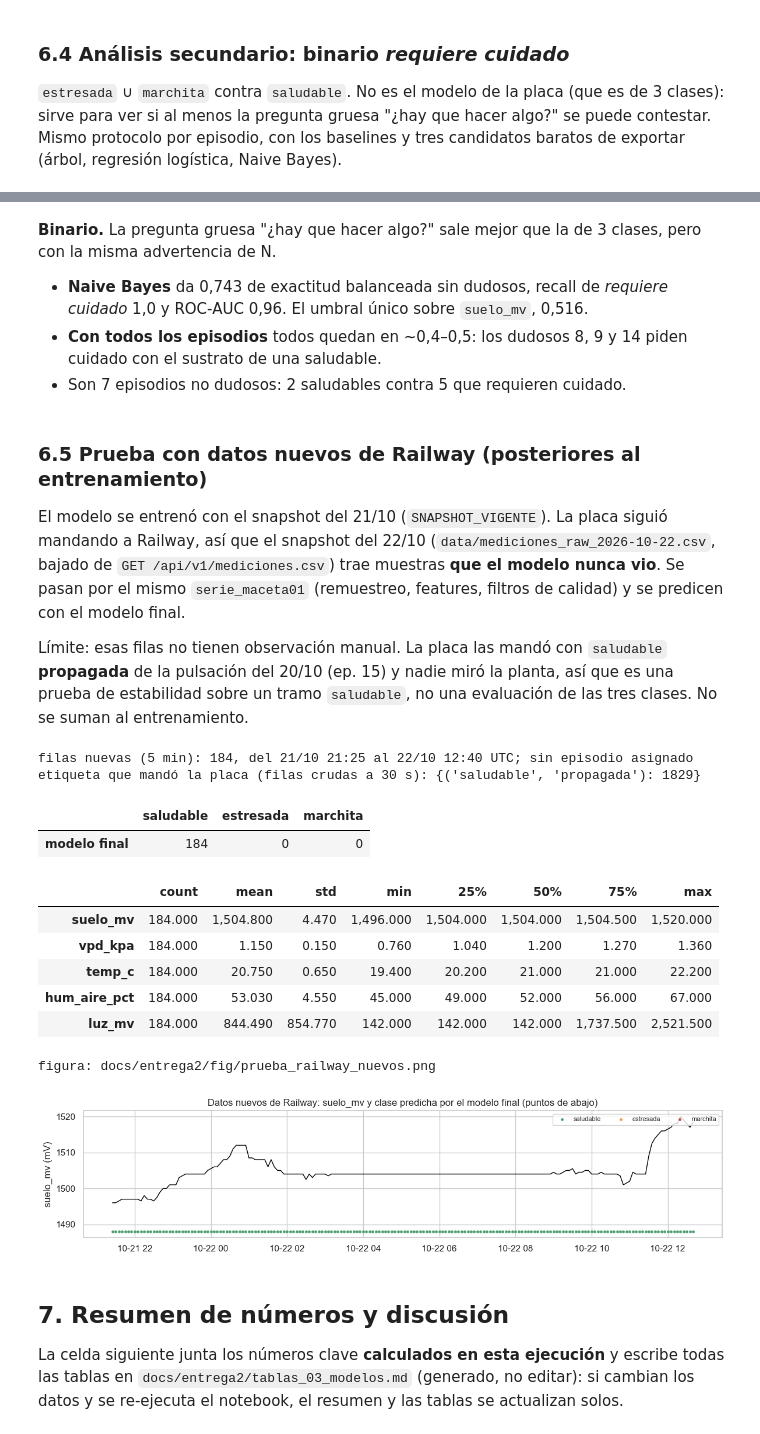
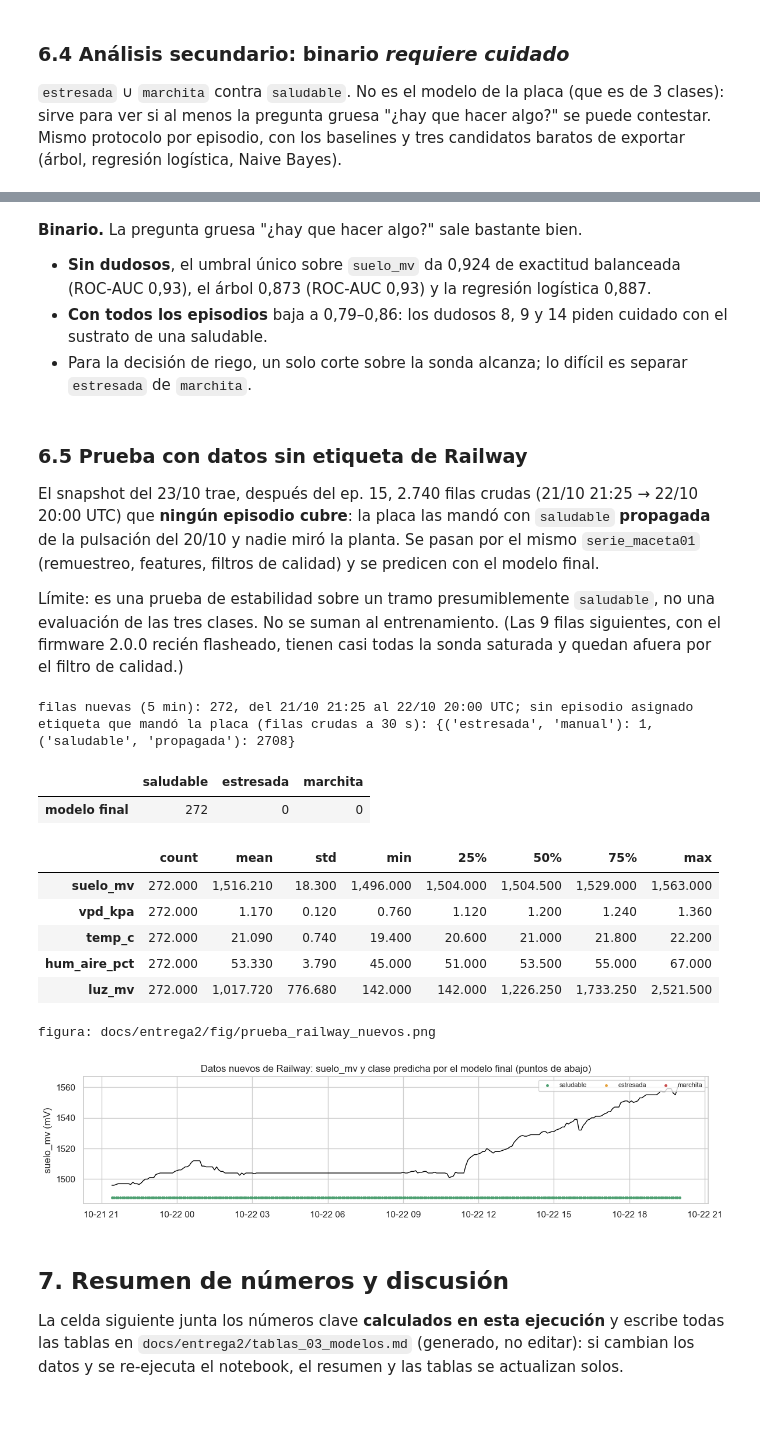
Before and after one commit to phillipbowles/IA_Ruperto, a Jupyter notebook: notebooks/03_modelos.ipynb, the cells around one changed output, grey strips where cells are left out. Drawn from its saved outputs; the diff is of its cells as text; code cells hidden in the pictures.

```diff
--- a/notebooks/03_modelos.ipynb
+++ b/notebooks/03_modelos.ipynb
@@ -1511,6 +1542,7 @@ figura: docs/entrega2/fig/clase_por_hora.png
 # %%
-nuevo_l = serie_maceta01(snapshot=RAIZ / "data" / "mediciones_raw_2026-10-22.csv", filtrado=False)
-nuevo_l = nuevo_l[(nuevo_l.ts > df.ts.max()) & nuevo_l.valido & ~nuevo_l.post_boot & ~nuevo_l.suelo_saturado]
+CORTE_01 = df.ts.max()     # última fila con episodio (fin del ep. 15)
+nuevo_l = serie_maceta01(filtrado=False)
+nuevo_l = nuevo_l[(nuevo_l.ts > CORTE_01) & nuevo_l.valido & ~nuevo_l.post_boot & ~nuevo_l.suelo_saturado]
 Xl = matriz_X(nuevo_l)
 hl = (nuevo_l.ts - pd.Timedelta(hours=3)).dt.hour
 noche_l = ((hl >= 22) | (hl < 8)).to_numpy()
@@ -1600,58 +1631,58 @@ display(tabla_binaria)
 # %% [markdown]
-**Binario.** La pregunta gruesa "¿hay que hacer algo?" sale mejor que la de 3 clases, pero con la misma advertencia de N.
+**Binario.** La pregunta gruesa "¿hay que hacer algo?" sale bastante bien.
 
-- **Naive Bayes** da 0,743 de exactitud balanceada sin dudosos, recall de *requiere cuidado* 1,0 y ROC-AUC 0,96. El umbral único sobre `suelo_mv`, 0,516.
-- **Con todos los episodios** todos quedan en ~0,4–0,5: los dudosos 8, 9 y 14 piden cuidado con el sustrato de una saludable.
-- Son 7 episodios no dudosos: 2 saludables contra 5 que requieren cuidado.
+- **Sin dudosos**, el umbral único sobre `suelo_mv` da 0,924 de exactitud balanceada (ROC-AUC 0,93), el árbol 0,873 (ROC-AUC 0,93) y la regresión logística 0,887.
+- **Con todos los episodios** baja a 0,79–0,86: los dudosos 8, 9 y 14 piden cuidado con el sustrato de una saludable.
+- Para la decisión de riego, un solo corte sobre la sonda alcanza; lo difícil es separar `estresada` de `marchita`.
 # %% [markdown]
-### 6.5 Prueba con datos nuevos de Railway (posteriores al entrenamiento)
+### 6.5 Prueba con datos sin etiqueta de Railway
 
-El modelo se entrenó con el snapshot del 21/10 (`SNAPSHOT_VIGENTE`). La placa siguió mandando a Railway, así que el snapshot del 22/10 (`data/mediciones_raw_2026-10-22.csv`, bajado de `GET /api/v1/mediciones.csv`) trae muestras **que el modelo nunca vio**. Se pasan por el mismo `serie_maceta01` (remuestreo, features, filtros de calidad) y se predicen con el modelo final.
+El snapshot del 23/10 trae, después del ep. 15, 2.740 filas crudas (21/10 21:25 → 22/10 20:00 UTC) que **ningún episodio cubre**: la placa las mandó con `saludable` **propagada** de la pulsación del 20/10 y nadie miró la planta. Se pasan por el mismo `serie_maceta01` (remuestreo, features, filtros de calidad) y se predicen con el modelo final.
 
-Límite: esas filas no tienen observación manual. La placa las mandó con `saludable` **propagada** de la pulsación del 20/10 (ep. 15) y nadie miró la planta, así que es una prueba de estabilidad sobre un tramo `saludable`, no una evaluación de las tres clases. No se suman al entrenamiento.
+Límite: es una prueba de estabilidad sobre un tramo presumiblemente `saludable`, no una evaluación de las tres clases. No se suman al entrenamiento. (Las 9 filas siguientes, con el firmware 2.0.0 recién flasheado, tienen casi todas la sonda saturada y quedan afuera por el filtro de calidad.)
 # %%
-SNAPSHOT_NUEVO = RAIZ / "data" / "mediciones_raw_2026-10-22.csv"
-corte = df.ts.max()          # última fila que vio el entrenamiento
+SNAPSHOT_NUEVO = SNAPSHOT_VIGENTE
+corte = CORTE_01             # última fila con episodio (fin del ep. 15)
 nuevo = serie_maceta01(snapshot=SNAPSHOT_NUEVO, filtrado=False)
 nuevo = nuevo[(nuevo.ts > corte) & nuevo.valido & ~nuevo.post_boot & ~nuevo.suelo_saturado]
 Xn = matriz_X(nuevo)
 print(f"filas nuevas (5 min): {len(nuevo)}, del {nuevo.ts.min():%d/%m %H:%M} al {nuevo.ts.max():%d/%m %H:%M} UTC; "
       f"sin episodio asignado")
 crudo_nuevo = pd.read_csv(SNAPSHOT_NUEVO)
 crudo_nuevo = crudo_nuevo[pd.to_datetime(crudo_nuevo.ts_servidor, format="ISO8601", utc=True) > corte]
 print("etiqueta que mandó la placa (filas crudas a 30 s):",
       crudo_nuevo.groupby(["condicion_etiqueta", "etiqueta_origen"]).size().to_dict())
 
 assert version_modelo(modelo) == version
 pred_nuevo = pd.Series(modelo.predict(Xn)).replace(dict(enumerate(CLASES, 1)))
 display(pred_nuevo.value_counts().reindex(CLASES).fillna(0).astype(int).rename("modelo final").to_frame().T)
 display(nuevo[["suelo_mv", "vpd_kpa", "temp_c", "hum_aire_pct", "luz_mv"]].describe().round(2).T)
 
 fig, ax = plt.subplots(figsize=(12, 3))
 ax.plot(nuevo.ts, nuevo.suelo_mv, color="black", lw=1)
 for clase_n in CLASES:
     mask_n = (pred_nuevo == clase_n).to_numpy()
     ax.scatter(nuevo.ts[mask_n], np.full(mask_n.sum(), nuevo.suelo_mv.min() - 8), s=6, color=COLORES[clase_n],
                label=clase_n)
 ax.set_ylabel("suelo_mv (mV)")
 ax.legend(fontsize=8, ncol=3, loc="upper right")
 ax.set_title("Datos nuevos de Railway: suelo_mv y clase predicha por el modelo final (puntos de abajo)")
 fig.tight_layout()
 guardar(fig, "prueba_railway_nuevos.png")
 plt.show()
 # %% [output]
-filas nuevas (5 min): 184, del 21/10 21:25 al 22/10 12:40 UTC; sin episodio asignado
-etiqueta que mandó la placa (filas crudas a 30 s): {('saludable', 'propagada'): 1829}
+filas nuevas (5 min): 272, del 21/10 21:25 al 22/10 20:00 UTC; sin episodio asignado
+etiqueta que mandó la placa (filas crudas a 30 s): {('estresada', 'manual'): 1, ('saludable', 'propagada'): 2708}
 |  | saludable | estresada | marchita |
-| modelo final | 184 | 0 | 0 |
+| modelo final | 272 | 0 | 0 |
 |  | count | mean | std | min | 25% | 50% | 75% | max |
-| suelo_mv | 184.000 | 1,504.800 | 4.470 | 1,496.000 | 1,504.000 | 1,504.000 | 1,504.500 | 1,520.000 |
-| vpd_kpa | 184.000 | 1.150 | 0.150 | 0.760 | 1.040 | 1.200 | 1.270 | 1.360 |
-| temp_c | 184.000 | 20.750 | 0.650 | 19.400 | 20.200 | 21.000 | 21.000 | 22.200 |
-| hum_aire_pct | 184.000 | 53.030 | 4.550 | 45.000 | 49.000 | 52.000 | 56.000 | 67.000 |
-| luz_mv | 184.000 | 844.490 | 854.770 | 142.000 | 142.000 | 142.000 | 1,737.500 | 2,521.500 |
+| suelo_mv | 272.000 | 1,516.210 | 18.300 | 1,496.000 | 1,504.000 | 1,504.500 | 1,529.000 | 1,563.000 |
+| vpd_kpa | 272.000 | 1.170 | 0.120 | 0.760 | 1.120 | 1.200 | 1.240 | 1.360 |
+| temp_c | 272.000 | 21.090 | 0.740 | 19.400 | 20.600 | 21.000 | 21.800 | 22.200 |
+| hum_aire_pct | 272.000 | 53.330 | 3.790 | 45.000 | 51.000 | 53.500 | 55.000 | 67.000 |
+| luz_mv | 272.000 | 1,017.720 | 776.680 | 142.000 | 142.000 | 1,226.250 | 1,733.250 | 2,521.500 |
 figura: docs/entrega2/fig/prueba_railway_nuevos.png
-[figure, old version]
+[figure, new version]
 # %% [markdown]
 ## 7. Resumen de números y discusión
 
```
Also changed, not shown: parts of 48 cells of this notebook, 37 other files.
